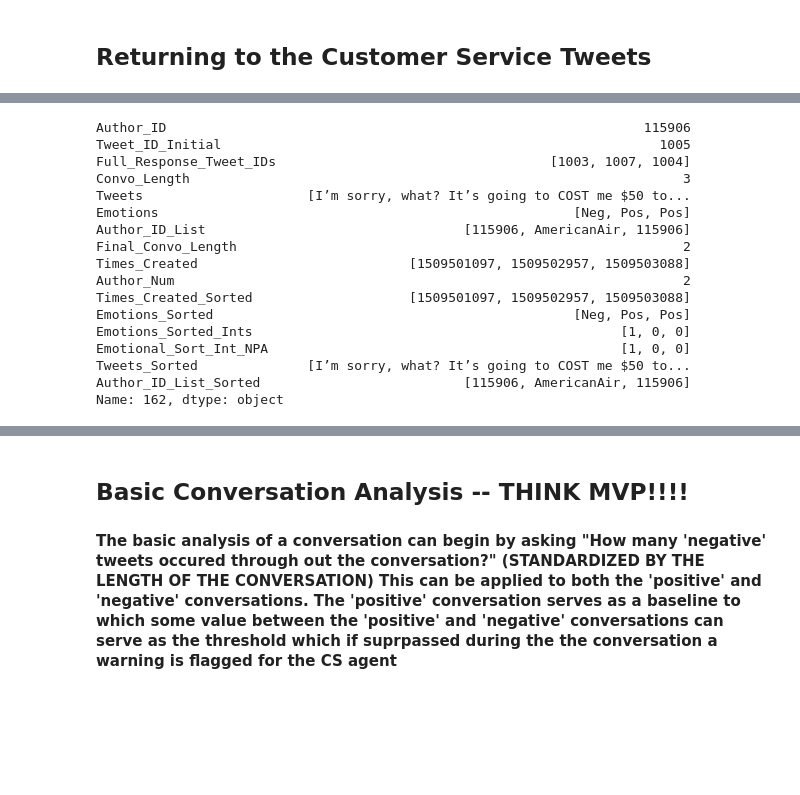
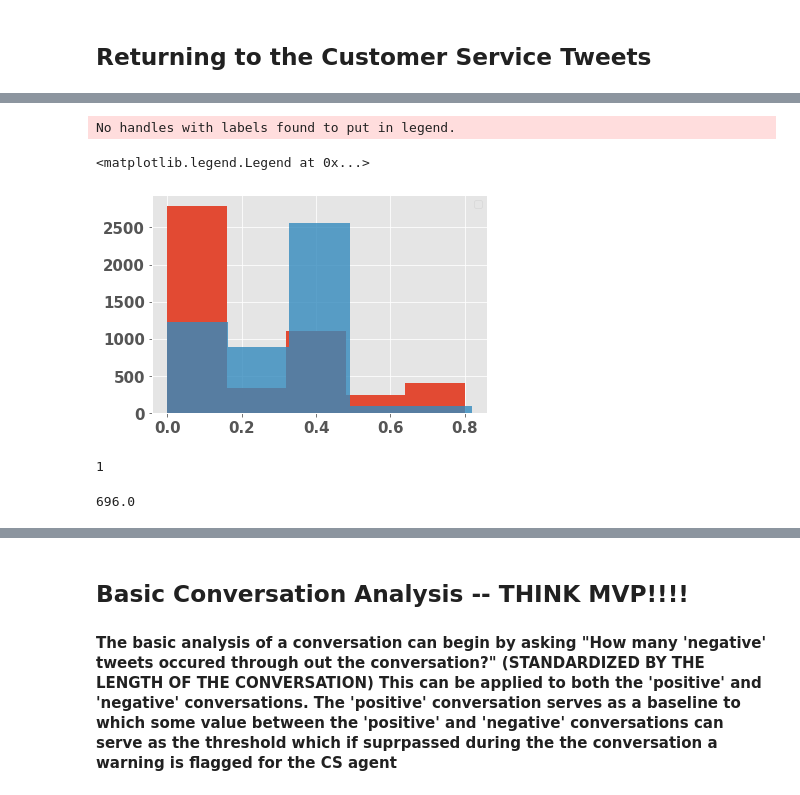
Before and after one commit to georgejconidis/EmotionalSage, a Jupyter notebook: notebooks/EmotionalSentiment_Data_Analysis_TwitterCSData.ipynb, the cells around one changed output, grey strips where cells are left out. Cells and saved outputs as stored; diff of their text form; code cells hidden in the pictures; blank space fills up the shorter version.

```diff
--- a/notebooks/EmotionalSentiment_Data_Analysis_TwitterCSData.ipynb
+++ b/notebooks/EmotionalSentiment_Data_Analysis_TwitterCSData.ipynb
@@ -614,0 +550,4 @@ SUB_Conv_2PerUnique[SUB_Conv_2PerUnique["Final_Convo_Length"] >= 5].head(5)
+# %%
+# Ensuring the conversations have at least two tweets from the customer and the agent
+SUB_Conv_2PerUnique_4MORE = SUB_Conv_2PerUnique_4MORE[SUB_Conv_2PerUnique_4MORE['Customer_Tweet_Num'] > 1]
+SUB_Conv_2PerUnique_4MORE = SUB_Conv_2PerUnique_4MORE[SUB_Conv_2PerUnique_4MORE['Agent_Tweet_Num'] > 1]
@@ -658 +622,5 @@ SUB_Conv_2PerUnique.to_csv('SUB_Conv_2PerUnique.csv')
+# %%
+# SUB_Conv_2PerUnique.to_csv('SUB_Conv_2PerUnique.csv')
+os.chdir(data_generated_path)
+SUB_Conv_2PerUnique_4MORE = pd.read_csv("SUB_Conv_2PerUnique_4MORE.csv")
 # %%
@@ -661,0 +653,4 @@ temp_Author_list.iloc[0], temp_Author_list_ordered
+# %%
+# Converting the String Emotions to integer values
+SUB_Conv_2PerUnique_4MORE['Emotions_Sorted_Ints'] = SUB_Conv_2PerUnique_4MORE['Emotions_Sorted'].apply(lambda x: [0 if i == 'Pos' else 1 for i in x] )
+# SUB_Conv_2PerUnique_4MORE['Emotions_Sorted_Ints']
@@ -661,0 +795,14 @@ temp_Author_list.iloc[0], temp_Author_list_ordered
+# %%
+plt.hist(SUB_Conv_2PerUnique_4MORE['Agent_Negativity_Value'],bins=5)
+plt.hist(SUB_Conv_2PerUnique_4MORE['Customer_Negativity_Value'],bins=5,alpha=0.8)
+plt.legend()
+# plt.scatter(SUB_Conv_2PerUnique['Customer_Negativity_Value'],SUB_Conv_2PerUnique['Conversation_Label'])
+# %% [output]
+No handles with labels found to put in legend.
+<matplotlib.legend.Legend at 0x...>
+[figure, added]
+# %%
+# max(literal_eval(SUB_Conv_2PerUnique_4MORE['Customer_Tweet_Indices'].iloc[0])), SUB_Conv_2PerUnique_4MORE['Emotions_Sorted_Ints'].iloc[0][3]
+literal_eval(SUB_Conv_2PerUnique_4MORE['Customer_Tweet_Sentiment_List'].iloc[1])[-1]
+# %% [output]
+1
@@ -661,0 +815,4 @@ temp_Author_list.iloc[0], temp_Author_list_ordered
+# %%
+SUB_Conv_2PerUnique_4MORE['Conversation_Label'].sum()
+# %% [output]
+696.0
@@ -662,20 +835,2 @@ temp_Author_list.iloc[0], temp_Author_list_ordered
 # %%
-SUB_Conv_2PerUnique.iloc[1]
+SUB_Conv_2PerUnique[]
-# %% [output]
-Author_ID                                                             115906
-Tweet_ID_Initial                                                        1005
-Full_Response_Tweet_IDs                                   [1003, 1007, 1004]
-Convo_Length                                                               3
-Tweets                     [I’m sorry, what? It’s going to COST me $50 to...
-Emotions                                                     [Neg, Pos, Pos]
-Author_ID_List                                 [115906, AmericanAir, 115906]
-Final_Convo_Length                                                         2
-Times_Created                           [1509501097, 1509502957, 1509503088]
-Author_Num                                                                 2
-Times_Created_Sorted                    [1509501097, 1509502957, 1509503088]
-Emotions_Sorted                                              [Neg, Pos, Pos]
-Emotions_Sorted_Ints                                               [1, 0, 0]
-Emotional_Sort_Int_NPA                                             [1, 0, 0]
-Tweets_Sorted              [I’m sorry, what? It’s going to COST me $50 to...
-Author_ID_List_Sorted                          [115906, AmericanAir, 115906]
-Name: 162, dtype: object
```
Also changed, not shown: parts of 108 cells of this notebook, 23 other files.
